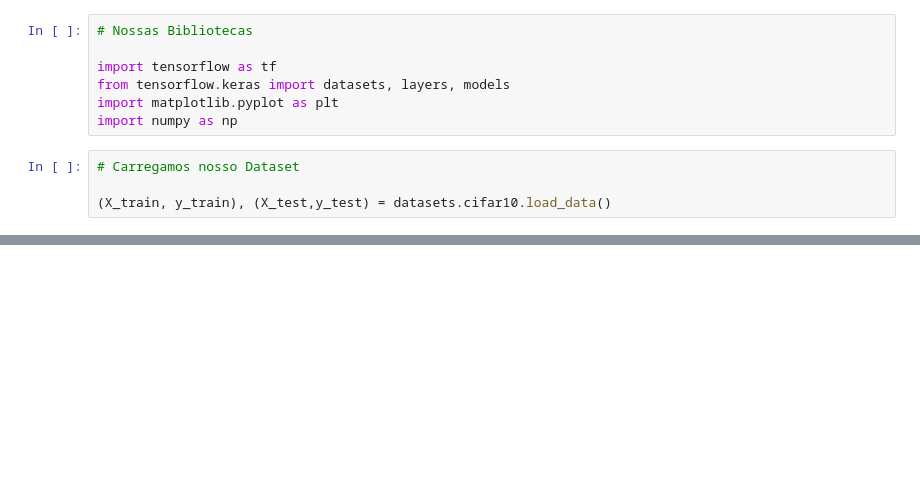
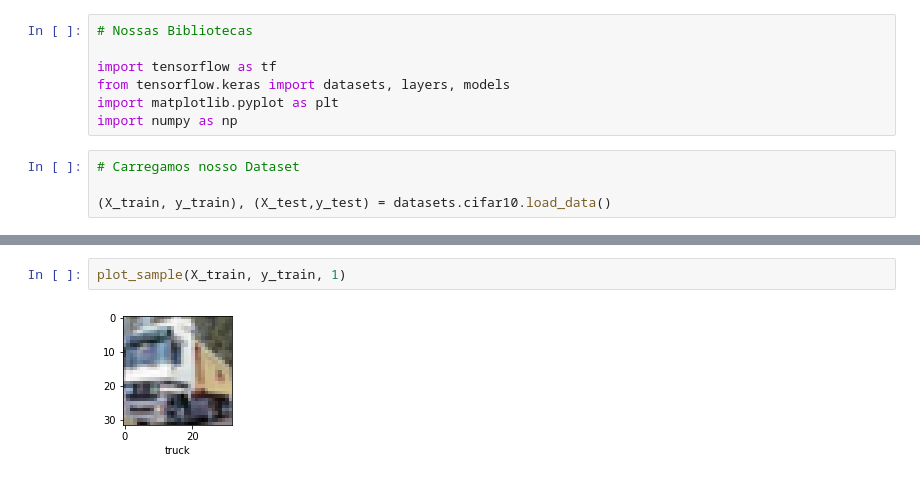
Before and after one commit to EddyGiusepe/Understanding_Convolutional_Neural_Networks_CNN, a Jupyter notebook: Small_Image_Classification_Using_CNN_cifar10.ipynb, the cells around one changed output, grey strips where cells are left out. Cells and saved outputs as stored; diff of their text form; blank space fills up the shorter version.

```diff
--- a/Small_Image_Classification_Using_CNN_cifar10.ipynb
+++ b/Small_Image_Classification_Using_CNN_cifar10.ipynb
@@ -26,0 +103,4 @@ X_test.shape
+# %%
+plot_sample(X_train, y_train, 1)
+# %% [output]
+[figure, added]
```
Also changed, not shown: parts of 35 cells of this notebook.
